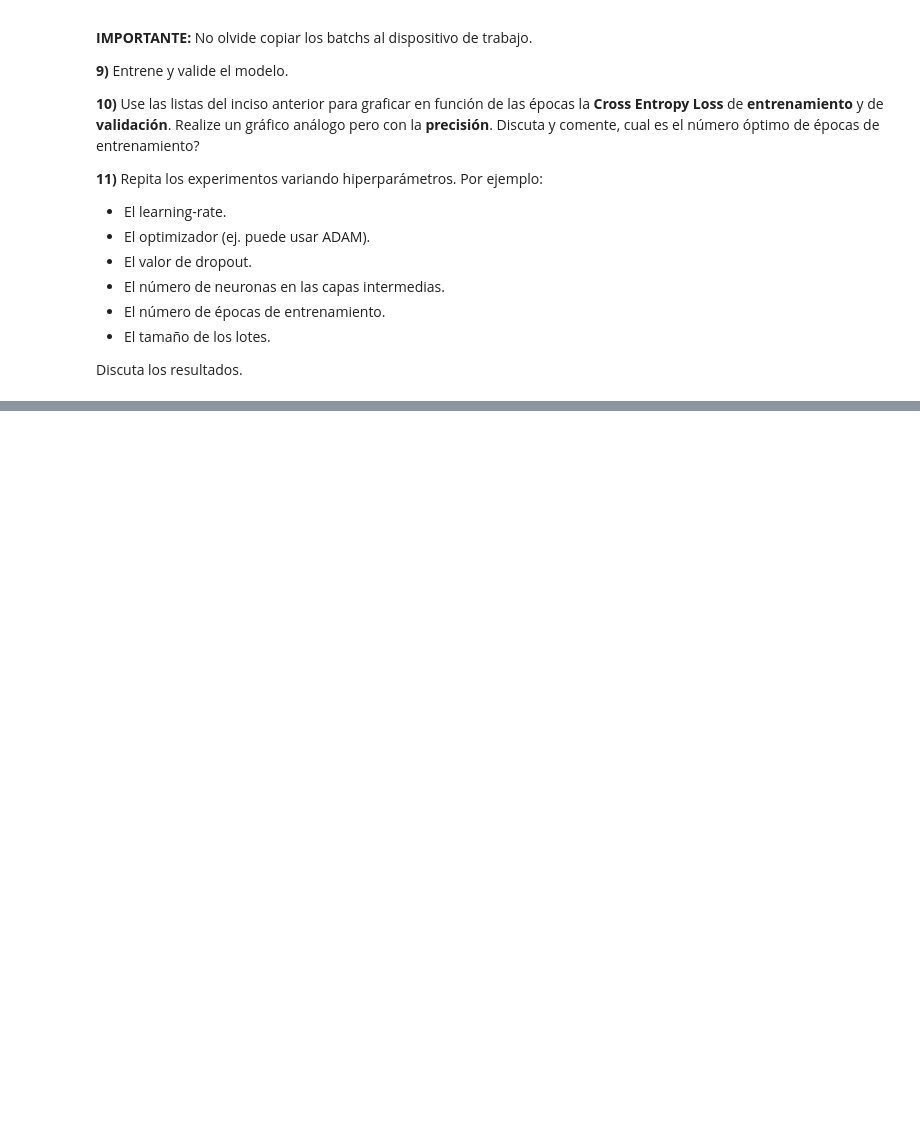
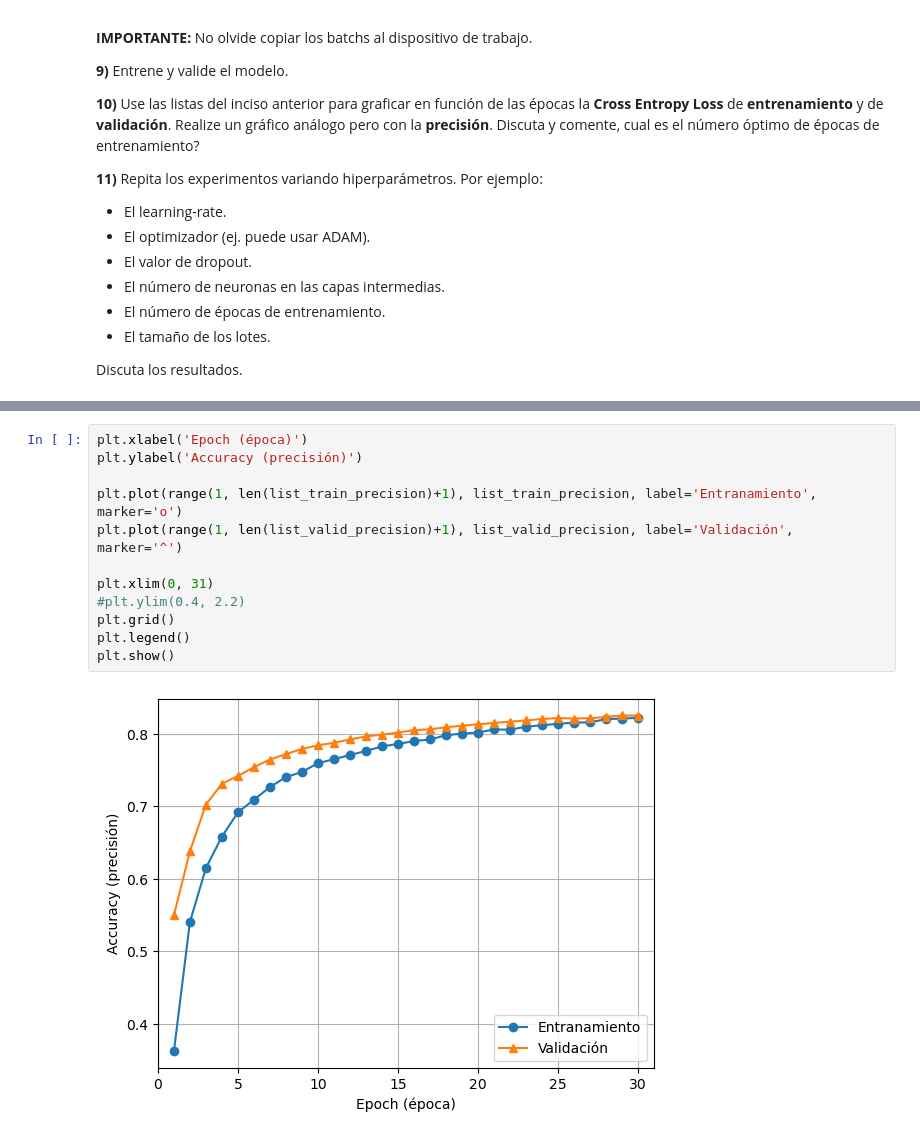
Before and after one commit to EnzoRg/neural_networks, a Jupyter notebook: Ejercicios/redes_neuronales_2024_guia_12.ipynb, the cells around one changed output, grey strips where cells are left out. Saved outputs shown, nothing was run; the diff lists cells and outputs as text; blank space fills up the shorter version.

```diff
--- a/Ejercicios/redes_neuronales_2024_guia_12.ipynb
+++ b/Ejercicios/redes_neuronales_2024_guia_12.ipynb
@@ -221,0 +407,14 @@ Discuta los resultados.
+# %%
+plt.xlabel('Epoch (época)')
+plt.ylabel('Accuracy (precisión)')
+
+plt.plot(range(1, len(list_train_precision)+1), list_train_precision, label='Entranamiento', marker='o')
+plt.plot(range(1, len(list_valid_precision)+1), list_valid_precision, label='Validación', marker='^')
+
+plt.xlim(0, 31)
+#plt.ylim(0.4, 2.2)
+plt.grid()
+plt.legend()
+plt.show()
+# %% [output]
+[figure, added]
```
Also changed, not shown: parts of 16 cells of this notebook, 1 other file.
